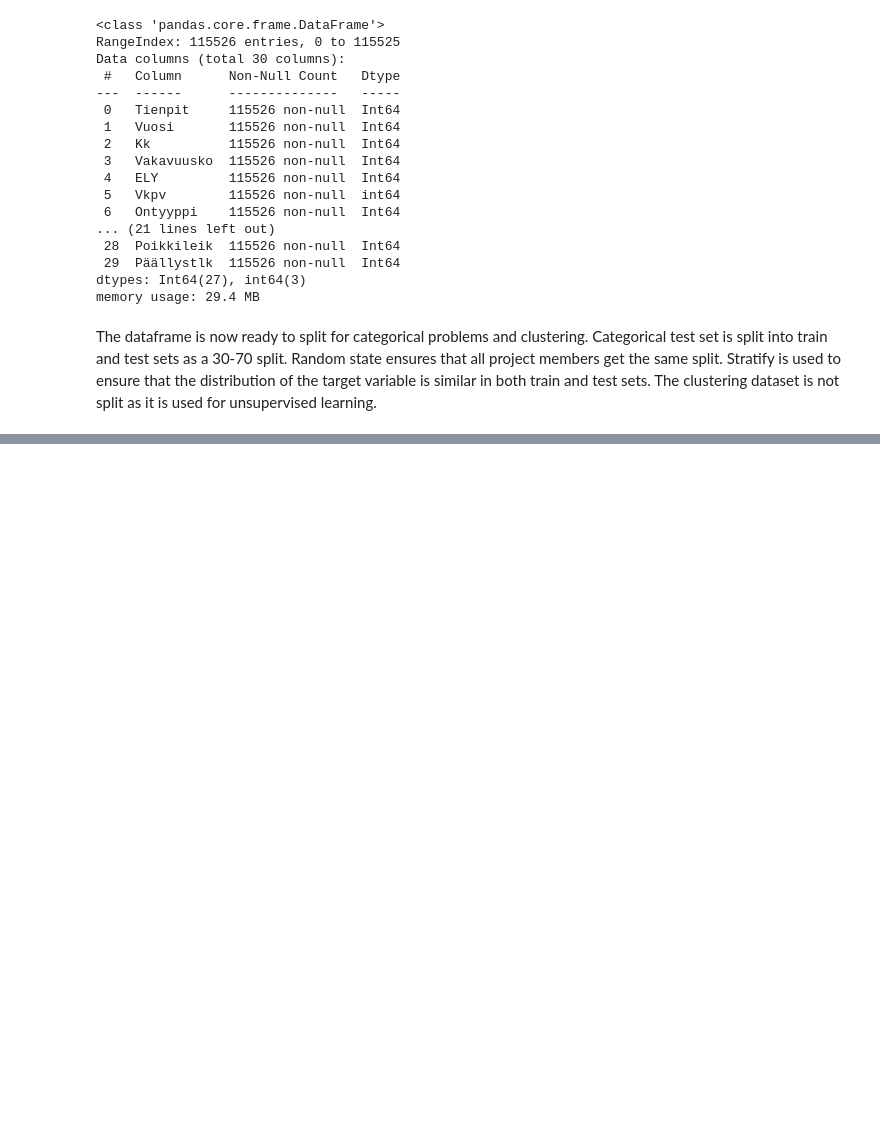
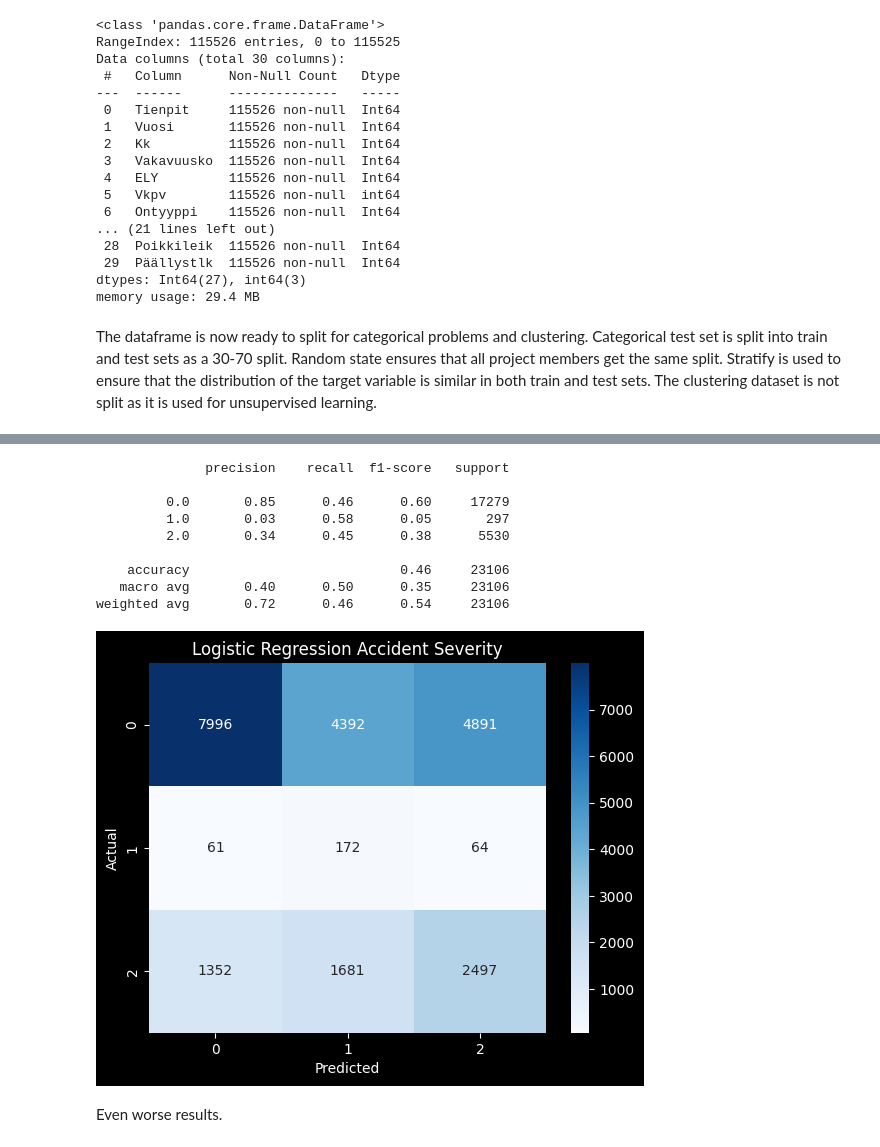
Before and after one commit to nealukumies/dml-project, a Jupyter notebook: traffic_accident_analysis.ipynb, the cells around one changed output, grey strips where cells are left out. Drawn from its saved outputs; the diff is of its cells as text; code cells hidden in the pictures; blank space fills up the shorter version.

```diff
--- a/traffic_accident_analysis.ipynb
+++ b/traffic_accident_analysis.ipynb
@@ -451,0 +455,41 @@ Here is the result for using random forest to predict the severity. It seems to
+# %%
+X_train, X_test, y_train, y_test = train_test_split(
+    X, y, test_size=0.2, random_state=5040, stratify=y
+)
+
+scaler = StandardScaler()
+X_train_scaled = scaler.fit_transform(X_train)
+X_test_scaled = scaler.transform(X_test)
+
+
+logreg_severity_model = LogisticRegression(
+    solver='lbfgs',
+    max_iter=1000,
+    class_weight='balanced',
+    random_state=42
+)
+
+logreg_severity_model.fit(X_train_scaled, y_train)
+
+y_pred = logreg_severity_model.predict(X_test_scaled)
+
+print(classification_report(y_test, y_pred))
+cm = confusion_matrix(y_test, y_pred, labels=[0,1,2])
+sns.heatmap(cm, annot=True, fmt="d", cmap="Blues")
+plt.xlabel("Predicted")
+plt.ylabel("Actual")
+plt.title("Logistic Regression Accident Severity")
+plt.show()
+# %% [output]
+              precision    recall  f1-score   support
+
+         0.0       0.85      0.46      0.60     17279
+         1.0       0.03      0.58      0.05       297
+         2.0       0.34      0.45      0.38      5530
+
+    accuracy                           0.46     23106
+   macro avg       0.40      0.50      0.35     23106
+weighted avg       0.72      0.46      0.54     23106
+[figure, added]
+# %% [markdown]
+Even worse results.
```
Also changed, not shown: parts of 4 cells of this notebook.
